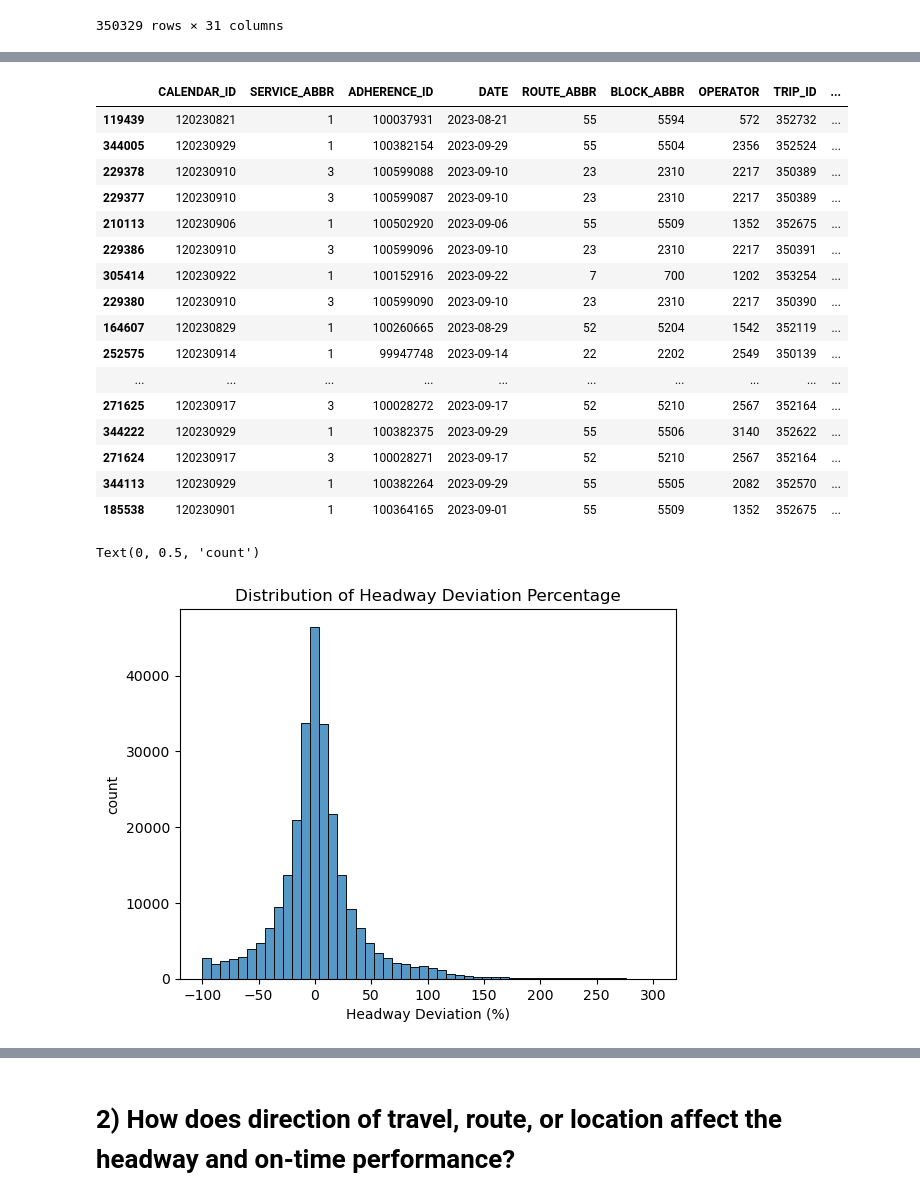
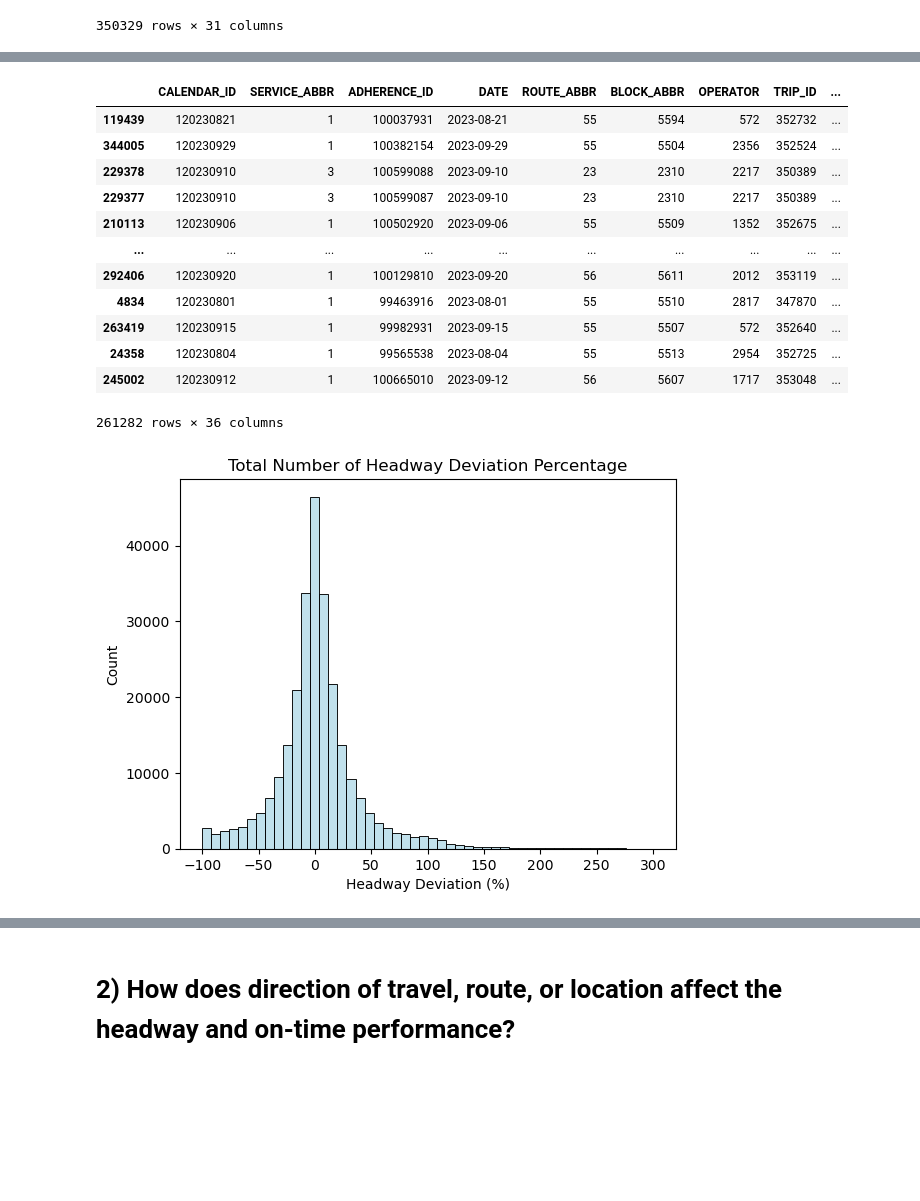
Before and after one commit to NSS-Data-Analytics-Cohort-11/wego-the-brotherhood-of-steel, a Jupyter notebook: notebooks/WeGo_Data_Project.ipynb, the cells around one changed output, grey strips where cells are left out. Saved outputs shown, nothing was run; the diff lists cells and outputs as text; code cells hidden in the pictures; blank space fills up the shorter version.

```diff
--- a/notebooks/WeGo_Data_Project.ipynb
+++ b/notebooks/WeGo_Data_Project.ipynb
@@ -248,6 +248,9 @@ wego
 350329 rows × 31 columns
 # %%
 wego = wego.dropna(subset= ['ADHERENCE','SCHEDULED_HDWY', 'ACTUAL_HDWY' ])
+wego = wego[wego['PREV_SCHED_STOP_CANCELLED'] != 1]
+wego = wego[wego['STOP_CANCELLED'] != 1]
+wego = wego[wego['SCHEDULED_HDWY'] != 0]
 wego.sort_values('ADHERENCE', ascending = True)
 # %% [output]
 |  | CALENDAR_ID | SERVICE_ABBR | ADHERENCE_ID | DATE | ROUTE_ABBR | BLOCK_ABBR | OPERATOR | TRIP_ID | ... |
@@ -266,3 +269,4 @@ wego.sort_values('ADHERENCE', ascending = True)
 # %%
 wego = wego[wego['PREV_SCHED_STOP_CANCELLED'] != 1]
-wego
+wego = wego[wego['STOP_CANCELLED'] != 1]
+wego = wego[wego['SCHEDULED_HDWY'] != 0]
@@ -344,7 +312,11 @@ early = wego['ADHERENCE'] > 1
 # %%
 time_adherence = [on_time, late, early]
 # %%
-time_names = ['on_time', 'late', 'early']
+time_names = ['On Time', 'Late', 'Early']
+# %%
+wego['early_adherence'] = wego['ADHERENCE'] > 1
+wego['late_adherence'] = wego['ADHERENCE'] < -6
+wego['on_time_adherence'] = (wego['ADHERENCE'] >= -6) & (wego['ADHERENCE'] <= 1)
 # %%
 wego['time_status'] = np.select(time_adherence, time_names, default='Unknown')
 wego
@@ -432,6 +399,6 @@ Text(0, 0.5, 'count')
 # %%
 wego_trim = wego_trim[(wego_trim['hdwy_perc'] >= -300) & (wego_trim['hdwy_perc'] <= 300)]
-wego_trim.sort_values('hdwy_perc', ascending = False).head(60)
+wego_trim.sort_values('hdwy_perc', ascending = False)
 # %% [output]
 |  | CALENDAR_ID | SERVICE_ABBR | ADHERENCE_ID | DATE | ROUTE_ABBR | BLOCK_ABBR | OPERATOR | TRIP_ID | ... |
 | 119439 | 120230821 | 1 | 100037931 | 2023-08-21 | 55 | 5594 | 572 | 352732 | ... |
@@ -439,22 +406,18 @@ wego_trim.sort_values('hdwy_perc', ascending = False).head(60)
 | 229378 | 120230910 | 3 | 100599088 | 2023-09-10 | 23 | 2310 | 2217 | 350389 | ... |
 | 229377 | 120230910 | 3 | 100599087 | 2023-09-10 | 23 | 2310 | 2217 | 350389 | ... |
 | 210113 | 120230906 | 1 | 100502920 | 2023-09-06 | 55 | 5509 | 1352 | 352675 | ... |
-| 229386 | 120230910 | 3 | 100599096 | 2023-09-10 | 23 | 2310 | 2217 | 350391 | ... |
-| 305414 | 120230922 | 1 | 100152916 | 2023-09-22 | 7 | 700 | 1202 | 353254 | ... |
-| 229380 | 120230910 | 3 | 100599090 | 2023-09-10 | 23 | 2310 | 2217 | 350390 | ... |
-| 164607 | 120230829 | 1 | 100260665 | 2023-08-29 | 52 | 5204 | 1542 | 352119 | ... |
-| 252575 | 120230914 | 1 | 99947748 | 2023-09-14 | 22 | 2202 | 2549 | 350139 | ... |
 | ... | ... | ... | ... | ... | ... | ... | ... | ... | ... |
-| 271625 | 120230917 | 3 | 100028272 | 2023-09-17 | 52 | 5210 | 2567 | 352164 | ... |
-| 344222 | 120230929 | 1 | 100382375 | 2023-09-29 | 55 | 5506 | 3140 | 352622 | ... |
-| 271624 | 120230917 | 3 | 100028271 | 2023-09-17 | 52 | 5210 | 2567 | 352164 | ... |
-| 344113 | 120230929 | 1 | 100382264 | 2023-09-29 | 55 | 5505 | 2082 | 352570 | ... |
-| 185538 | 120230901 | 1 | 100364165 | 2023-09-01 | 55 | 5509 | 1352 | 352675 | ... |
+| 292406 | 120230920 | 1 | 100129810 | 2023-09-20 | 56 | 5611 | 2012 | 353119 | ... |
+| 4834 | 120230801 | 1 | 99463916 | 2023-08-01 | 55 | 5510 | 2817 | 347870 | ... |
+| 263419 | 120230915 | 1 | 99982931 | 2023-09-15 | 55 | 5507 | 572 | 352640 | ... |
+| 24358 | 120230804 | 1 | 99565538 | 2023-08-04 | 55 | 5513 | 2954 | 352725 | ... |
+| 245002 | 120230912 | 1 | 100665010 | 2023-09-12 | 56 | 5607 | 1717 | 353048 | ... |
+261282 rows × 36 columns
 # %%
-sns.histplot(wego_trim['hdwy_perc'], bins=50)
-plt.title('Distribution of Headway Deviation Percentage')
+sns.histplot(wego_trim['hdwy_perc'], bins=50, color='lightblue')
+plt.title('Total Number of Headway Deviation Percentage')
 plt.xlabel('Headway Deviation (%)')
-plt.ylabel('count')
+plt.ylabel('Count')
+plt.savefig('hist_hdwy')
 # %% [output]
-Text(0, 0.5, 'count')
-[figure, old version]
+[figure, new version]
```
Also changed, not shown: parts of 63 cells of this notebook, 6 other files.
